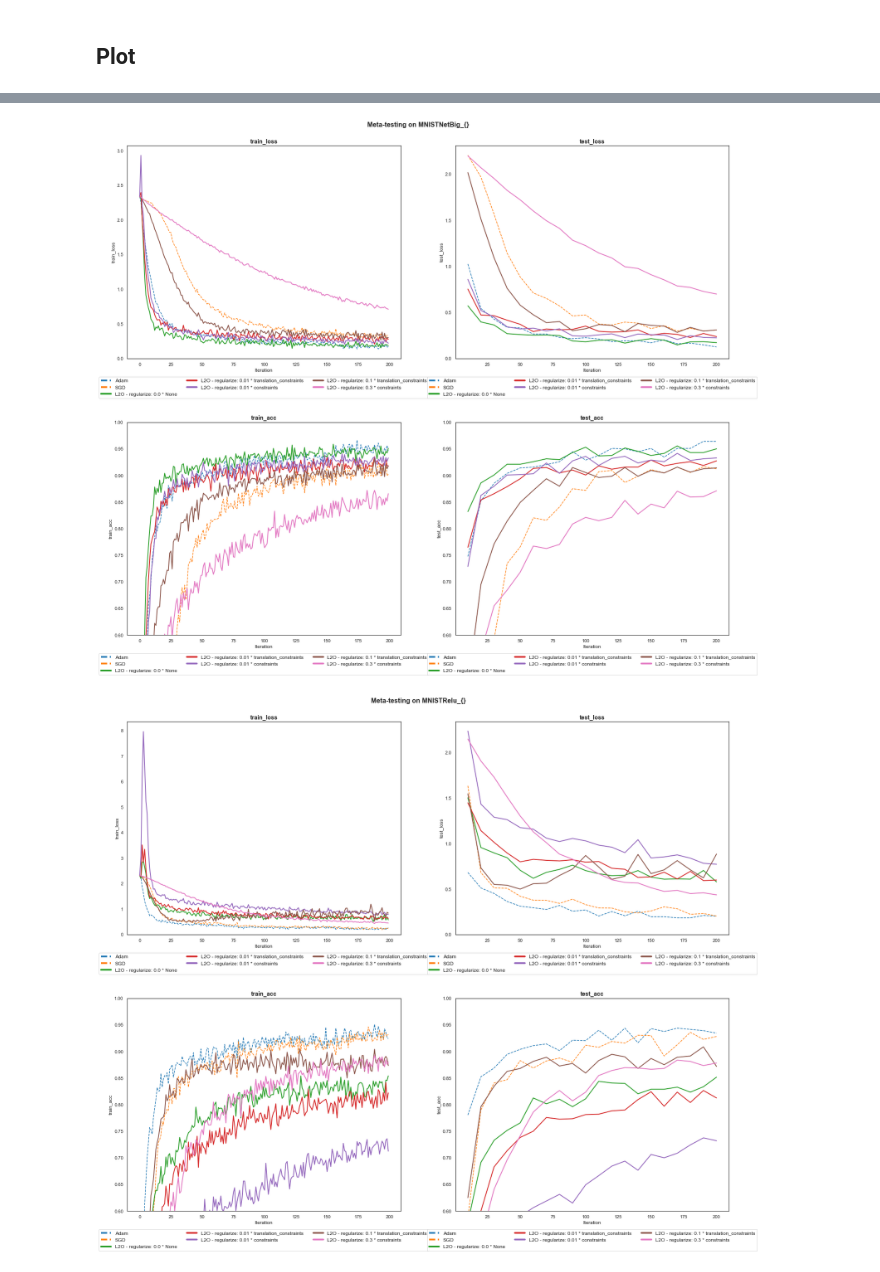
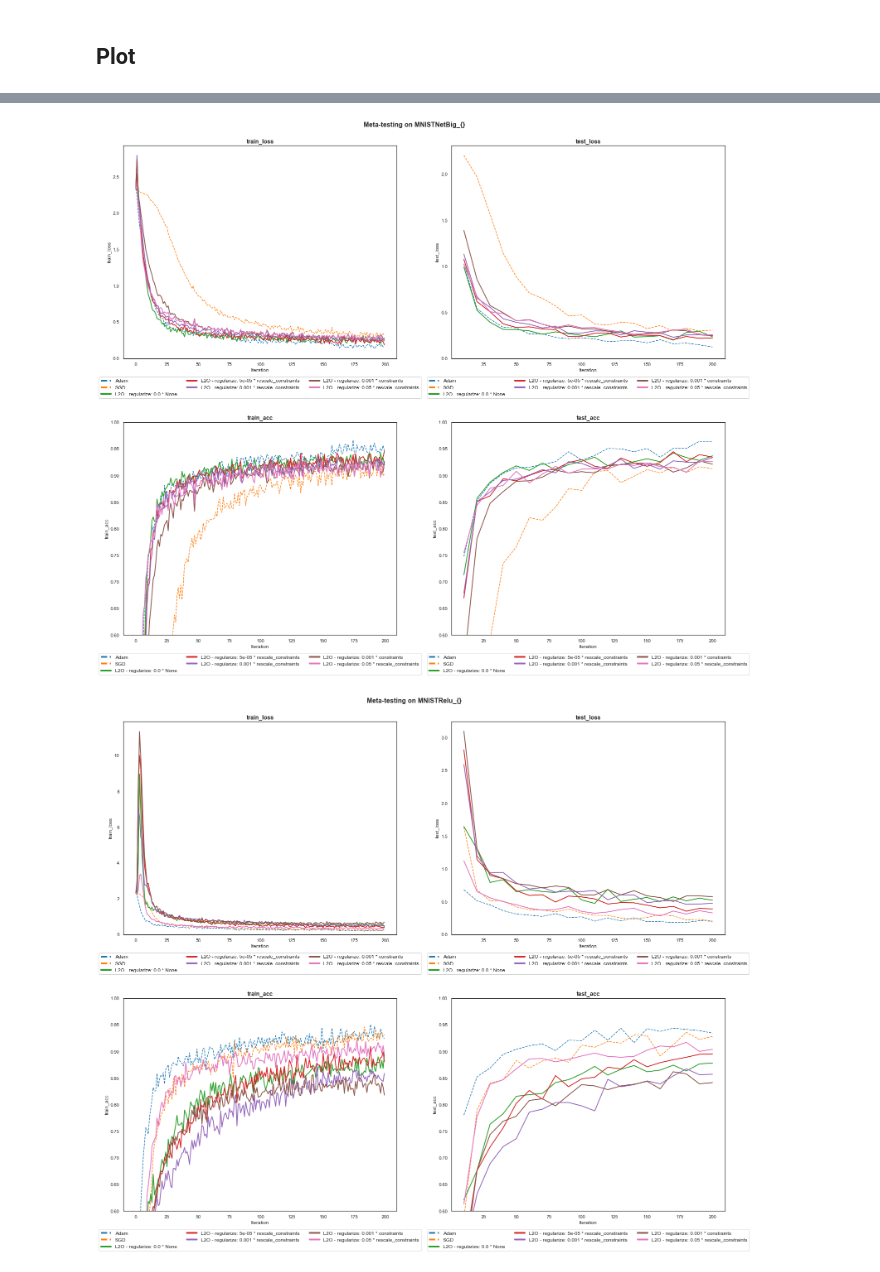
Before and after one commit to Johnny1188/learning-to-optimize, a Jupyter notebook: compare.ipynb, the cells around one changed output, grey strips where cells are left out. Drawn from its saved outputs; the diff is of its cells as text; code cells hidden in the pictures.

```diff
--- a/compare.ipynb
+++ b/compare.ipynb
@@ -58,26 +58,26 @@ Assumes all had been meta-tested and the results were saved.
 # %%
 ### l2o optimizer checkpoint directories
 ckpt_root_dir = "./ckpt"
-# l2o_opter_ckpt_dirs = [
-#     "15-02-2023_15-37-09_MNISTReluBatchNorm_Optimizer", # reg_mul=0
-#     "16-02-2023_00-29-15_MNISTReluBatchNorm_Optimizer", # reg_mul=0.00005
-#     "15-02-2023_13-03-51_MNISTReluBatchNorm_Optimizer", # reg_mul=0.001
-#     "16-02-2023_16-16-10_MNISTReluBatchNorm_Optimizer", # reg_mul=0.001 reg all
-#     "16-02-2023_00-33-42_MNISTReluBatchNorm_Optimizer", # reg_mul=0.05
-# ]
+l2o_opter_ckpt_dirs = [
+    "15-02-2023_15-37-09_MNISTReluBatchNorm_Optimizer", # reg_mul=0
+    "16-02-2023_00-29-15_MNISTReluBatchNorm_Optimizer", # reg_mul=0.00005
+    "15-02-2023_13-03-51_MNISTReluBatchNorm_Optimizer", # reg_mul=0.001
+    "16-02-2023_16-16-10_MNISTReluBatchNorm_Optimizer", # reg_mul=0.001 reg all
+    "16-02-2023_00-33-42_MNISTReluBatchNorm_Optimizer", # reg_mul=0.05
+]
 # l2o_opter_ckpt_dirs = [
 #     "18-02-2023_11-30-38_MNISTLeakyRelu_Optimizer", # reg_mul=0
 #     "17-02-2023_12-30-58_MNISTLeakyRelu_Optimizer", # reg_mul=0.1
 #     "19-02-2023_23-46-41_MNISTLeakyRelu_Optimizer", # reg_mul=0.01
 #     "16-02-2023_16-55-40_MNISTLeakyRelu_Optimizer", # reg_mul=0.001
 # ]
-l2o_opter_ckpt_dirs = [
-    "18-02-2023_01-02-25_MNISTNet_Optimizer", # reg_mul=0
-    "16-02-2023_17-03-09_MNISTNet_Optimizer", # reg_mul=0.01
-    "19-02-2023_01-09-37_MNISTNet_Optimizer", # reg_mul=0.01 reg all
-    "19-02-2023_01-03-19_MNISTNet_Optimizer", # reg_mul=0.1
-    "18-02-2023_00-55-52_MNISTNet_Optimizer", # reg_mul=0.3 reg all
-]
+# l2o_opter_ckpt_dirs = [
+#     "18-02-2023_01-02-25_MNISTNet_Optimizer", # reg_mul=0
+#     "16-02-2023_17-03-09_MNISTNet_Optimizer", # reg_mul=0.01
+#     "19-02-2023_01-09-37_MNISTNet_Optimizer", # reg_mul=0.01 reg all
+#     "19-02-2023_01-03-19_MNISTNet_Optimizer", # reg_mul=0.1
+#     "18-02-2023_00-55-52_MNISTNet_Optimizer", # reg_mul=0.3 reg all
+# ]
 l2o_opter_ckpt_dirs = [os.path.join(ckpt_root_dir, d) for d in l2o_opter_ckpt_dirs]
 
 ### plot baselines as well (loads from saved results)
@@ -146,7 +146,7 @@ for l2o_opter_ckpt_dir in l2o_opter_ckpt_dirs:
 show_max_iters = 200
 log_loss = False
 # save_figs_to_dir = ckpt_root_dir
-save_figs_to_dir = "./results/imgs/regularization/MNISTNet_meta_training"
+save_figs_to_dir = "./results/imgs/regularization/MNISTReluBatchNorm_meta_training"
 
 for optee_cls, optee_config in optees_to_test:
     optee_nickname = f"{optee_cls.__name__}_{optee_config}"
@@ -250,2 +250,2 @@ for optee_cls, optee_config in optees_to_test:
-[figure, old version]
+[figure, new version]
-[figure, old version]
+[figure, new version]
```
Also changed, not shown: parts of 1 cell of this notebook.
